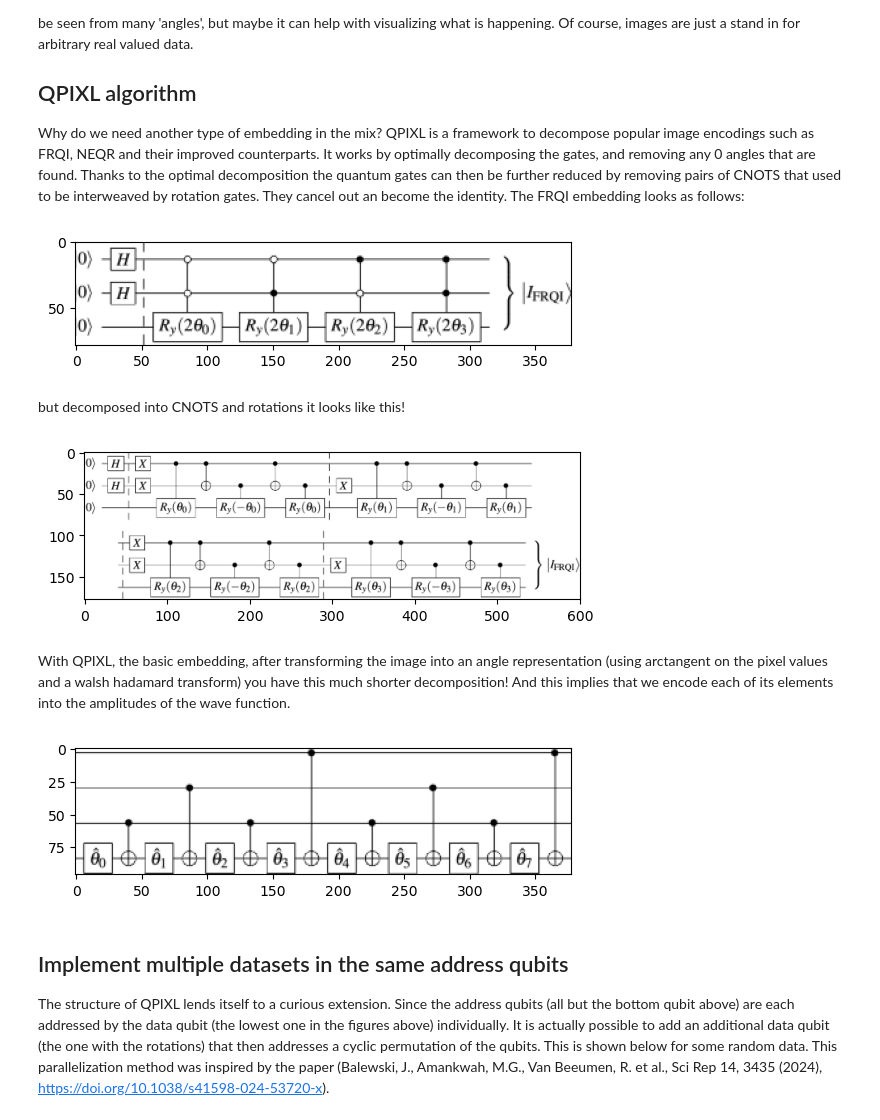
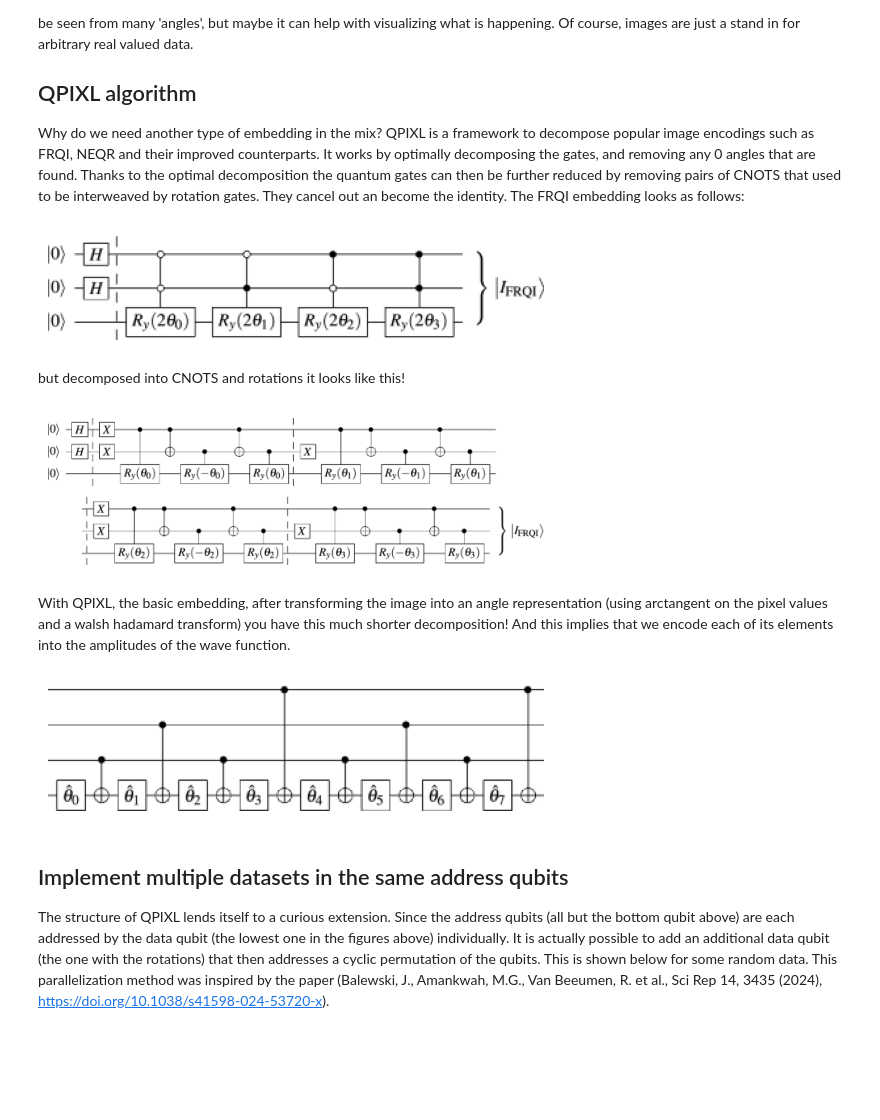
Before and after one commit to HeidelbergQuantum/qhack2024, a Jupyter notebook: FINAL_submission/Qpixl_parallel_test.ipynb, the cells around one changed output. Cells and saved outputs as stored; diff of their text form; code cells hidden in the pictures; blank space fills up the shorter version.

```diff
--- a/FINAL_submission/Qpixl_parallel_test.ipynb
+++ b/FINAL_submission/Qpixl_parallel_test.ipynb
@@ -81,17 +151,19 @@ backend = AerSimulator(method='statevector', device='GPU', cuStateVec_enable=Tru
 # %%
 frqi_img = Image.open('figures/frqi.png')
 plt.imshow(frqi_img)
+plt.axis('off')
 plt.show()
 # %% [output]
-[figure, old version]
+[figure, new version]
 # %% [markdown]
 but decomposed into CNOTS and rotations it looks like this!
 # %%
 frqi_decomp_img = Image.open('figures/frqi_decomp.png')
 plt.imshow(frqi_decomp_img)
+plt.axis('off')
 plt.show()
 # %% [output]
-[figure, old version]
+[figure, new version]
 # %% [markdown]
 With QPIXL, the basic embedding, after transforming the image into an angle representation (using arctangent on the pixel values and a walsh hadamard transform) you have this much shorter decomposition!
 And this implies that we encode each of its elements into the amplitudes of the wave function.
@@ -99,9 +171,10 @@ And this implies that we encode each of its elements into the amplitudes of the
 plt.close()
 qpixl_decomp_img = Image.open('figures/qpixl_decomp.png')
 plt.imshow(qpixl_decomp_img)
+plt.axis('off')
 plt.show()
 # %% [output]
-[figure, old version]
+[figure, new version]
 # %% [markdown]
 ## Implement multiple datasets in the same address qubits
 
```
Also changed, not shown: parts of 5 cells of this notebook.
